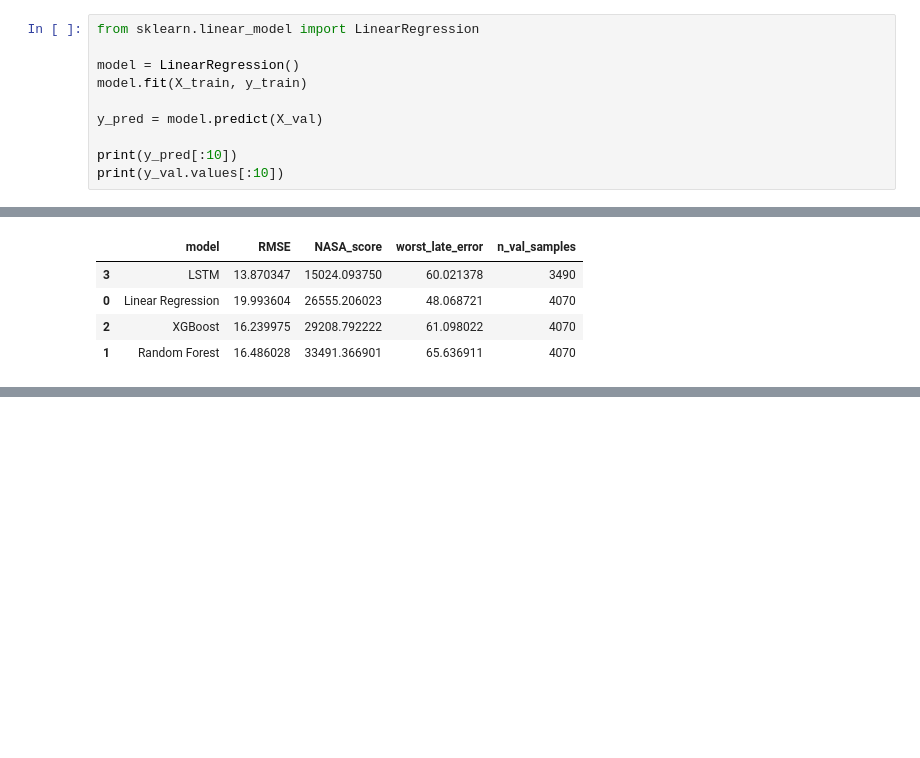
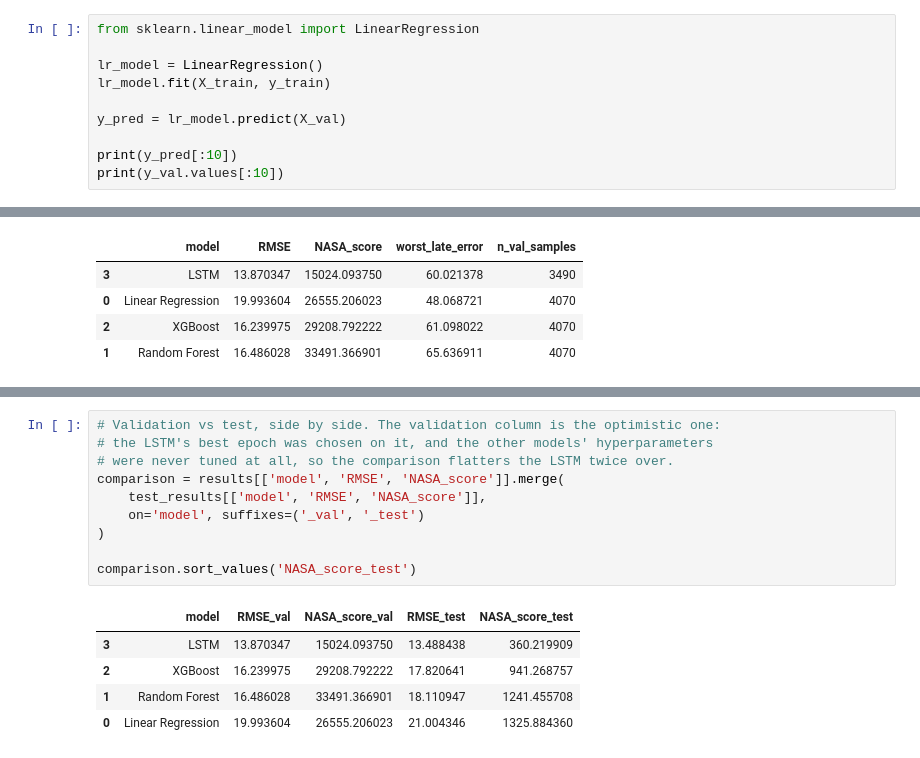
Before and after one commit to yusufsami9/predictive-maintenance-rul, a Jupyter notebook: notebooks/02_feature_engineering.ipynb, the cells around one changed output, grey strips where cells are left out. Drawn from its saved outputs; the diff is of its cells as text; blank space fills up the shorter version.

```diff
--- a/notebooks/02_feature_engineering.ipynb
+++ b/notebooks/02_feature_engineering.ipynb
@@ -187,10 +178,10 @@ print(X_train.shape, y_train.shape, X_val.shape, y_val.shape)
 # %%
 from sklearn.linear_model import LinearRegression
 
-model = LinearRegression()
-model.fit(X_train, y_train)
+lr_model = LinearRegression()
+lr_model.fit(X_train, y_train)
 
-y_pred = model.predict(X_val)
+y_pred = lr_model.predict(X_val)
 
 print(y_pred[:10])
 print(y_val.values[:10])
@@ -588,0 +688,16 @@ results.sort_values('NASA_score')
+# %%
+# Validation vs test, side by side. The validation column is the optimistic one:
+# the LSTM's best epoch was chosen on it, and the other models' hyperparameters
+# were never tuned at all, so the comparison flatters the LSTM twice over.
+comparison = results[['model', 'RMSE', 'NASA_score']].merge(
+    test_results[['model', 'RMSE', 'NASA_score']],
+    on='model', suffixes=('_val', '_test')
+)
+
+comparison.sort_values('NASA_score_test')
+# %% [output]
+|  | model | RMSE_val | NASA_score_val | RMSE_test | NASA_score_test |
+| 3 | LSTM | 13.870347 | 15024.093750 | 13.488438 | 360.219909 |
+| 2 | XGBoost | 16.239975 | 29208.792222 | 17.820641 | 941.268757 |
+| 1 | Random Forest | 16.486028 | 33491.366901 | 18.110947 | 1241.455708 |
+| 0 | Linear Regression | 19.993604 | 26555.206023 | 21.004346 | 1325.884360 |
```
Also changed, not shown: parts of 8 cells of this notebook.
